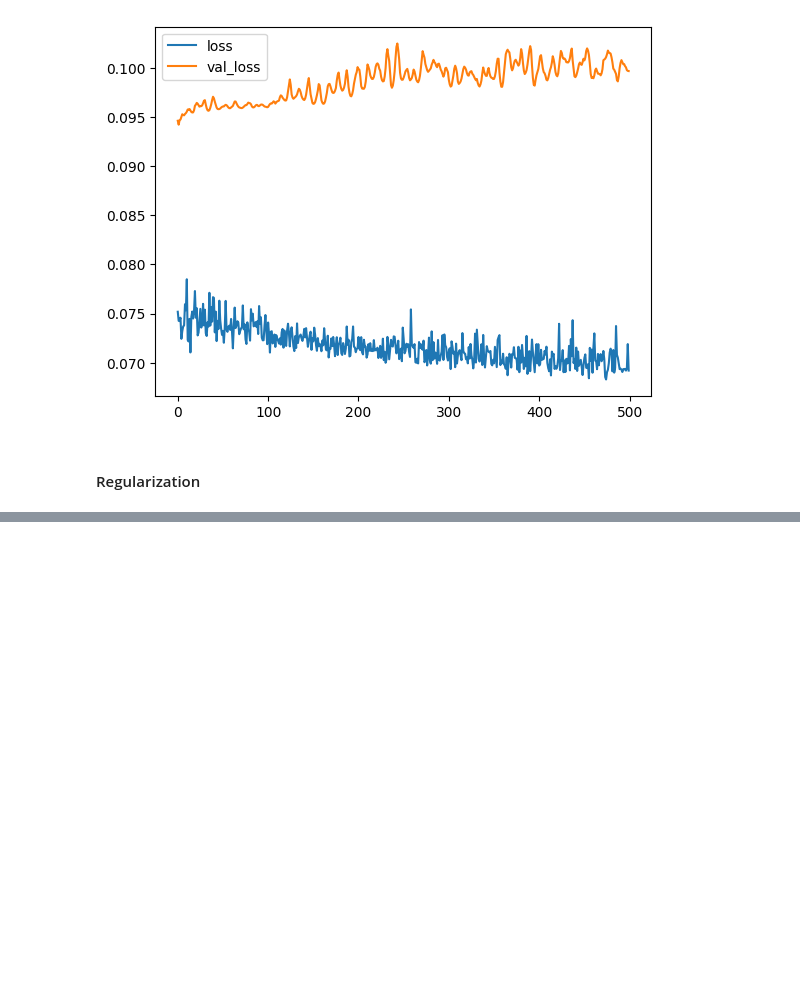
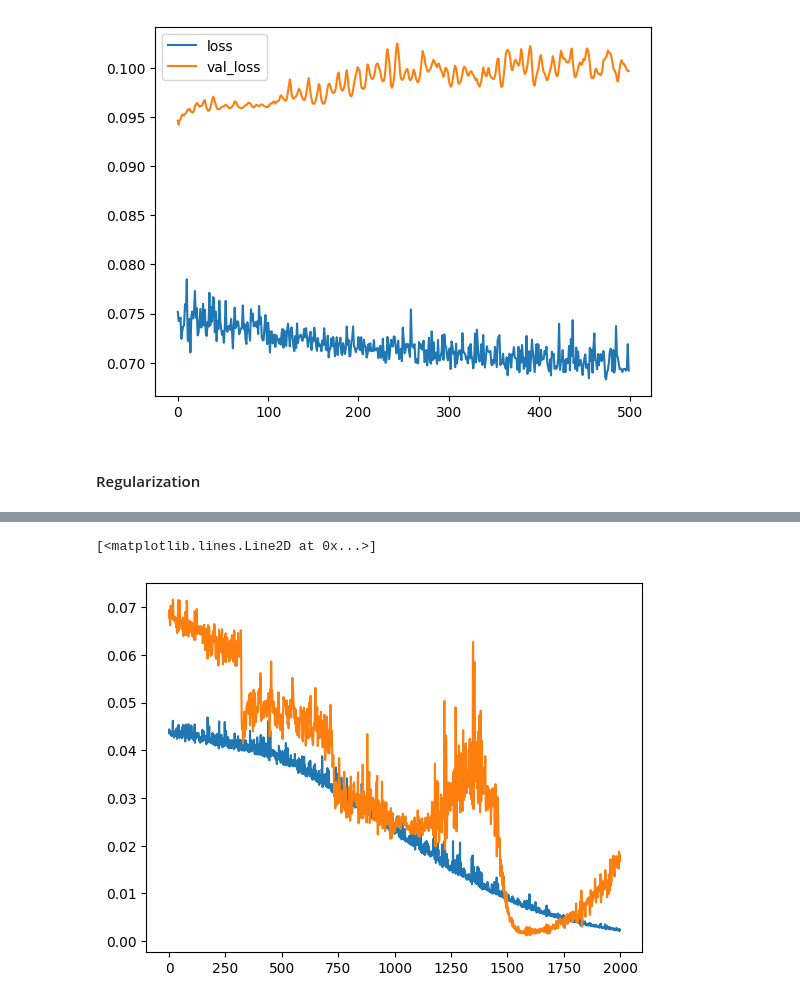
Before and after one commit to siddharthangra/Code_notes, a Jupyter notebook: Deep Learning/Improving_neural_network_perf.ipynb, the cells around one changed output, grey strips where cells are left out. Cells and saved outputs as stored; diff of their text form; code cells hidden in the pictures; blank space fills up the shorter version.

```diff
--- a/Deep Learning/Improving_neural_network_perf.ipynb
+++ b/Deep Learning/Improving_neural_network_perf.ipynb
@@ -294,0 +360,6 @@ plt.legend()
+# %%
+plt.plot(history.history['loss'])
+plt.plot(history.history['val_loss'])
+# %% [output]
+[<matplotlib.lines.Line2D at 0x...>]
+[figure, added]
```
Also changed, not shown: parts of 11 cells of this notebook.
